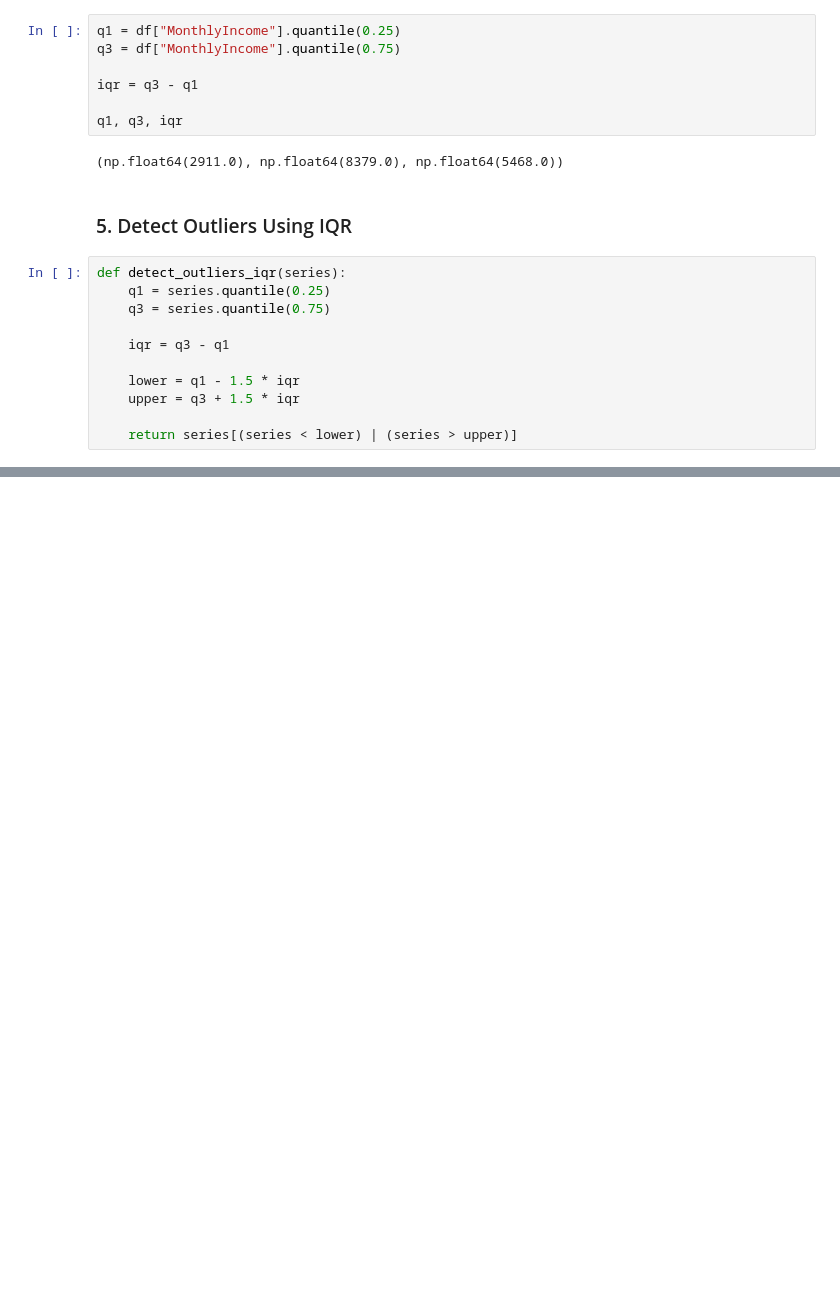
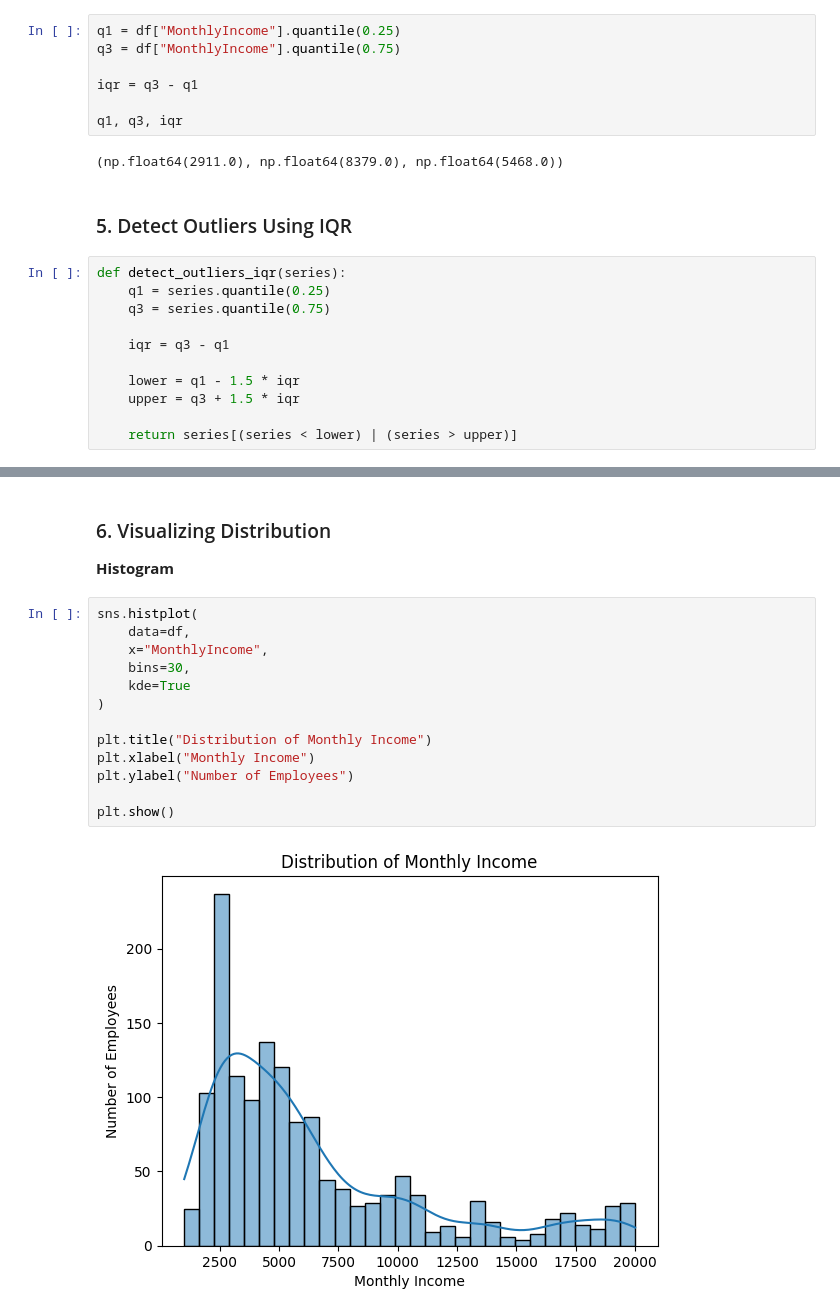
Before and after one commit to suparnachowdhury/data-science-with-python, a Jupyter notebook: 01_descriptive_statistics.ipynb, the cells around one changed output, grey strips where cells are left out. Saved outputs shown, nothing was run; the diff lists cells and outputs as text; blank space fills up the shorter version.

```diff
--- a/01_descriptive_statistics.ipynb
+++ b/01_descriptive_statistics.ipynb
@@ -135,0 +151,18 @@ outliers.sort_values()
+# %% [markdown]
+### 6. Visualizing Distribution
+**Histogram**
+# %%
+sns.histplot(
+    data=df,
+    x="MonthlyIncome",
+    bins=30,
+    kde=True
+)
+
+plt.title("Distribution of Monthly Income")
+plt.xlabel("Monthly Income")
+plt.ylabel("Number of Employees")
+
+plt.show()
+# %% [output]
+[figure, added]
```
Also changed, not shown: parts of 4 cells of this notebook.
